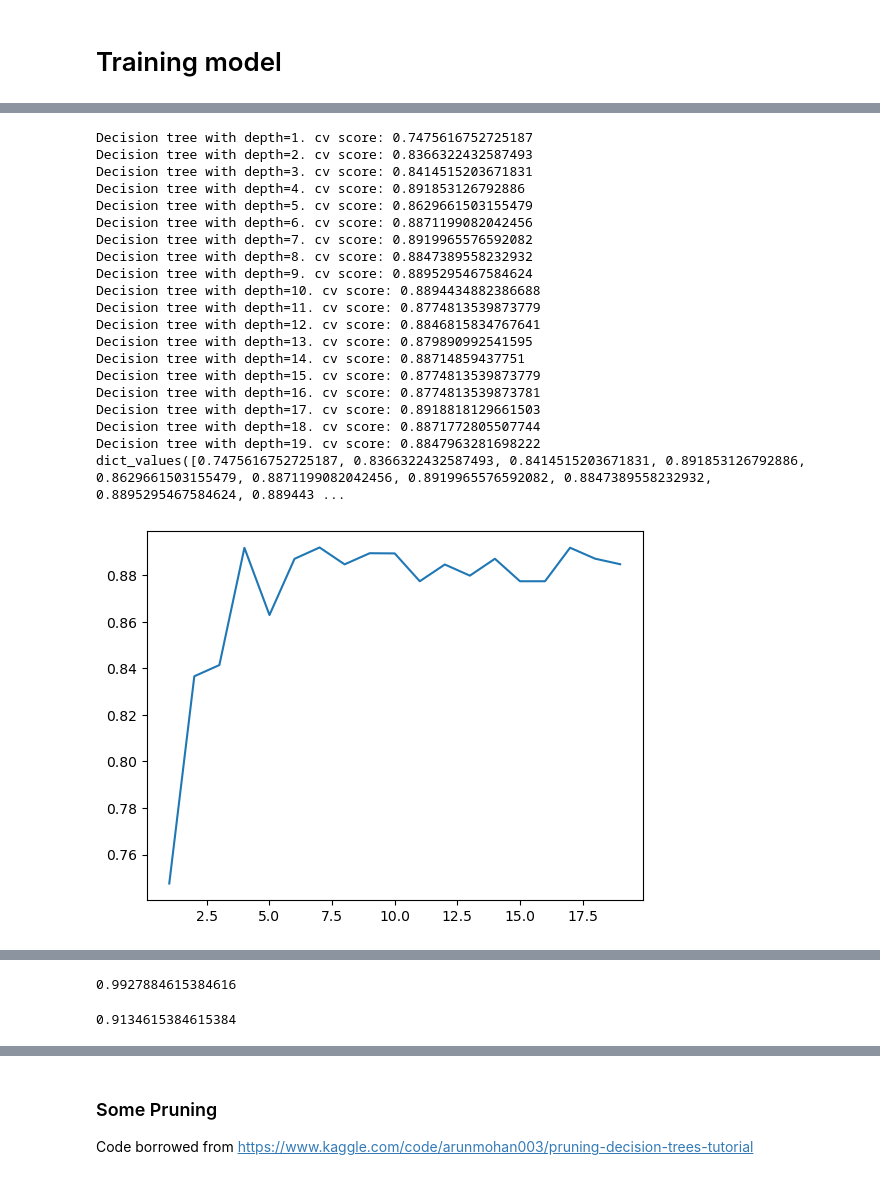
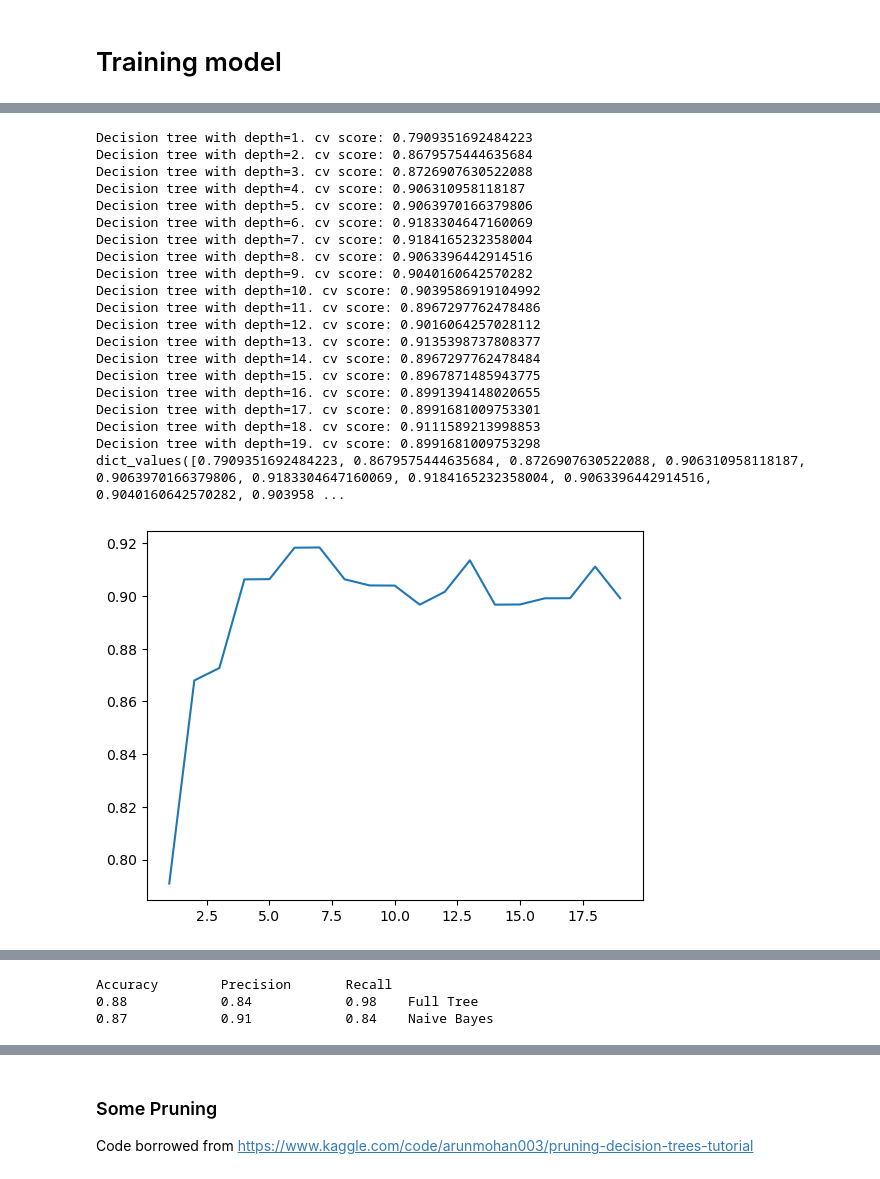
Before and after one commit to Even-tr/IN-STK5000-9000-Project-1, a Jupyter notebook: NotebookV2.ipynb, the cells around one changed output, grey strips where cells are left out. Cells and saved outputs as stored; diff of their text form; code cells hidden in the pictures.

```diff
--- a/NotebookV2.ipynb
+++ b/NotebookV2.ipynb
@@ -458,3 +446,8 @@ gender_Female uint8
+# %%
+from sklearn.naive_bayes import GaussianNB
+gnb = GaussianNB()
+gnb.fit(X_train, y_train)
+pass
 # %%
 from sklearn.feature_selection import SelectKBest, chi2
 skb =  SelectKBest(chi2, k=15)
@@ -510,56 +481,56 @@ from sklearn.model_selection import cross_val_score
 
 depths = list(range(1, 20))
 
 scores = {}
 
 """
 By weighing misslcassification more severly, we can minimze type II error,
 which is desirable in the public health scenario. However, even with
 a very skewed weighing (1-100), we still get missclassification,
 indicatting that there are 'outliers' in the test set.
 
 Further investigation revealed that they typically where quite old or quite young,
 with a typical amount of urination.
 """
 weight = {0: 1,
           1:2}
 
-use_weights = True
+use_weights = False
 
 for d in depths:
     clf_cv = tree.DecisionTreeClassifier(max_depth=d, class_weight=weight if use_weights else None)
     score = cross_val_score(clf_cv, X_train, y_train, cv=5).mean()
     scores[d] = score
     print(f'Decision tree with depth={d}. cv score: {score}')
 
 print(scores.values())
 
 plt.plot(scores.keys(), scores.values())
 
 clf = tree.DecisionTreeClassifier(max_depth=7, class_weight=weight if use_weights else None)
-clf = clf.fit(X_train, y_train)
+clf_full_tree = clf.fit(X_train, y_train)
 # %% [output]
-Decision tree with depth=1. cv score: 0.7475616752725187
-Decision tree with depth=2. cv score: 0.8366322432587493
-Decision tree with depth=3. cv score: 0.8414515203671831
-Decision tree with depth=4. cv score: 0.891853126792886
-Decision tree with depth=5. cv score: 0.8629661503155479
-Decision tree with depth=6. cv score: 0.8871199082042456
-Decision tree with depth=7. cv score: 0.8919965576592082
-Decision tree with depth=8. cv score: 0.8847389558232932
-Decision tree with depth=9. cv score: 0.8895295467584624
-Decision tree with depth=10. cv score: 0.8894434882386688
-Decision tree with depth=11. cv score: 0.8774813539873779
-Decision tree with depth=12. cv score: 0.8846815834767641
-Decision tree with depth=13. cv score: 0.879890992541595
-Decision tree with depth=14. cv score: 0.88714859437751
-Decision tree with depth=15. cv score: 0.8774813539873779
-Decision tree with depth=16. cv score: 0.8774813539873781
-Decision tree with depth=17. cv score: 0.8918818129661503
-Decision tree with depth=18. cv score: 0.8871772805507744
-Decision tree with depth=19. cv score: 0.8847963281698222
-dict_values([0.7475616752725187, 0.8366322432587493, 0.8414515203671831, 0.891853126792886, 0.8629661503155479, 0.8871199082042456, 0.8919965576592082, 0.8847389558232932, 0.8895295467584624, 0.889443 ...
+Decision tree with depth=1. cv score: 0.7909351692484223
+Decision tree with depth=2. cv score: 0.8679575444635684
+Decision tree with depth=3. cv score: 0.8726907630522088
+Decision tree with depth=4. cv score: 0.906310958118187
+Decision tree with depth=5. cv score: 0.9063970166379806
+Decision tree with depth=6. cv score: 0.9183304647160069
+Decision tree with depth=7. cv score: 0.9184165232358004
+Decision tree with depth=8. cv score: 0.9063396442914516
+Decision tree with depth=9. cv score: 0.9040160642570282
+Decision tree with depth=10. cv score: 0.9039586919104992
+Decision tree with depth=11. cv score: 0.8967297762478486
+Decision tree with depth=12. cv score: 0.9016064257028112
+Decision tree with depth=13. cv score: 0.9135398737808377
+Decision tree with depth=14. cv score: 0.8967297762478484
+Decision tree with depth=15. cv score: 0.8967871485943775
+Decision tree with depth=16. cv score: 0.8991394148020655
+Decision tree with depth=17. cv score: 0.8991681009753301
+Decision tree with depth=18. cv score: 0.9111589213998853
+Decision tree with depth=19. cv score: 0.8991681009753298
+dict_values([0.7909351692484223, 0.8679575444635684, 0.8726907630522088, 0.906310958118187, 0.9063970166379806, 0.9183304647160069, 0.9184165232358004, 0.9063396442914516, 0.9040160642570282, 0.903958 ...
-[figure, old version]
+[figure, new version]
 # %%
 import graphviz
 
@@ -577,12 +548,9 @@ graph
 # %%
 # Training accuracy
 from sklearn import metrics
-y_train_pred = clf.predict(X_train)
-metrics.accuracy_score(y_train, y_train_pred)
+from sklearn.metrics import accuracy_score,confusion_matrix, precision_recall_fscore_support
+#y_train_pred = clf.predict(X_train)
+#metrics.accuracy_score(y_train, y_train_pred)
-# %% [output]
-0.9927884615384616
 # %%
-y_test_pred = clf.predict(X_test)
-metrics.accuracy_score(y_test, y_test_pred)
+y_test_pred = clf_full_tree.predict(X_test)
+#metrics.accuracy_score(y_test, y_test_pred)
-# %% [output]
-0.9134615384615384
@@ -589,3 +559,10 @@ metrics.accuracy_score(y_test, y_test_pred)
+# %%
+model_summary(clf_full_tree, X_test, y_test, name='Full Tree')
+model_summary(gnb, X_test, y_test, header=False, name='Naive Bayes')
+# %% [output]
+Accuracy        Precision       Recall
+0.88            0.84            0.98    Full Tree
+0.87            0.91            0.84    Naive Bayes
 # %%
 from sklearn.metrics import ConfusionMatrixDisplay
 
```
Also changed, not shown: parts of 16 cells of this notebook, 1 other file.
